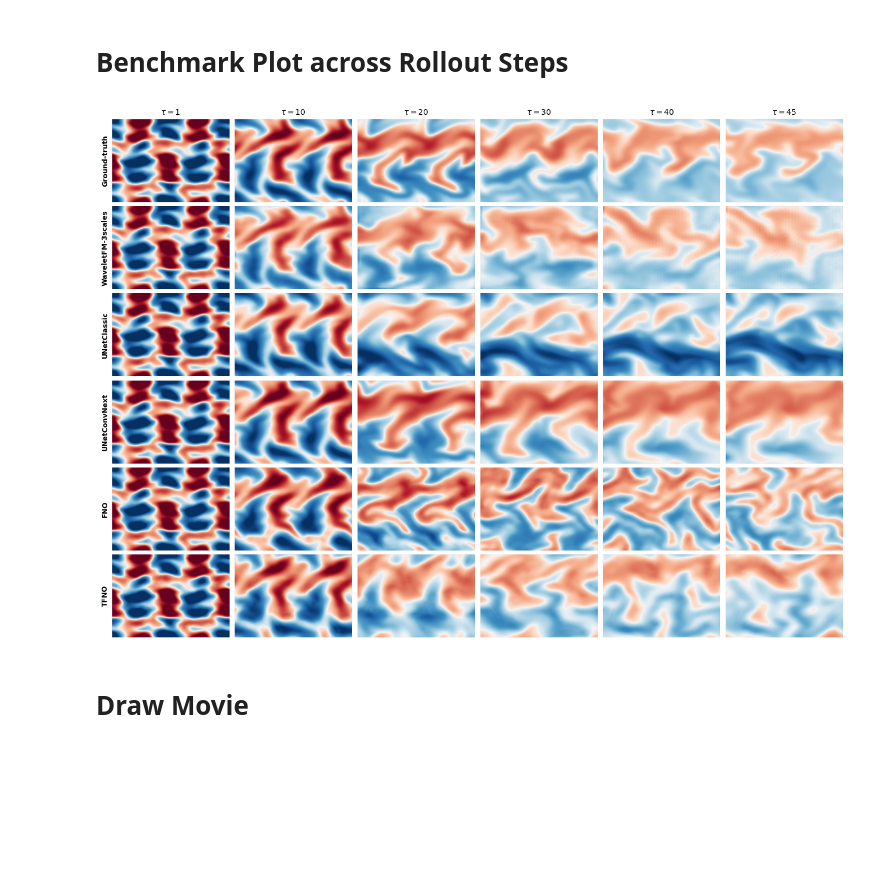
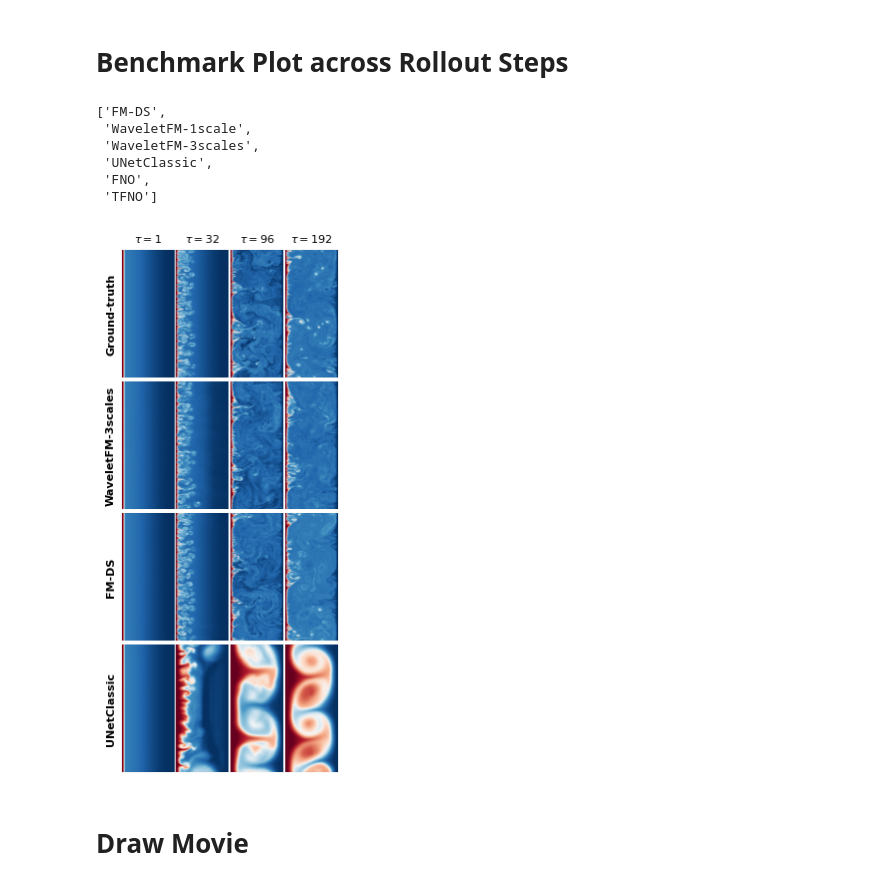
Before and after one commit to gabrieleaccarino/wavelet_flow_matching, a Jupyter notebook: notebooks/rollout_plots_and_gifs.ipynb, the cells around one changed output. Saved outputs shown, nothing was run; the diff lists cells and outputs as text; code cells hidden in the pictures; blank space fills up the shorter version.

```diff
--- a/notebooks/rollout_plots_and_gifs.ipynb
+++ b/notebooks/rollout_plots_and_gifs.ipynb
@@ -19,9 +19,9 @@ from waveletflux.utils.rollout import get_gt_frame, get_pred_frame
 from waveletflux.utils.eval import build_stats_df
 
 #well_dataset_name = 'turbulent_radiative_layer_2D'
-#well_dataset_name = 'rayleigh_benard'
+well_dataset_name = 'rayleigh_benard'
 #well_dataset_name = 'planetswe'
-well_dataset_name = 'active_matter'
+#well_dataset_name = 'active_matter'
 
 RESULT_DIR = f"{PROJECT_ROOT}/experiments/{well_dataset_name}/results"
 # %%
@@ -96,7 +151,25 @@ torch.Size([11, 81, 256, 256, 11])
 # %% [markdown]
 # Benchmark Plot across Rollout Steps
+# %%
+models_to_plot
+# %% [output]
+['FM-DS',
+ 'WaveletFM-1scale',
+ 'WaveletFM-3scales',
+ 'UNetClassic',
+ 'FNO',
+ 'TFNO']
+# %%
+models_to_plot_ = [
+                'WaveletFM-3scales',
+                'FM-DS',
+                #'WaveletFM-1scale',
+                'UNetClassic',
+                # #'FNO',
+                # #'TFNO'
+                   ]
 # %%
-TRAJ_IDX        = 5
+TRAJ_IDX        = 0
 ENS_IDX         = 0
 N_STEPS_INPUT   = 4
 field_idx       = 0
@@ -106,62 +179,69 @@ N_ROLLOUT_STEPS = T_TOTAL - N_STEPS_INPUT
 N_TRAJ          = len(dataset.metadata.n_steps_per_trajectory)                  # number of trajectories in the test set for this PDE
 
 #lead_times = [1, 16, 32, 48, 64, 80, 96]
+#lead_times = [1, 16, 32, 48, 64, 80, 96]
 #lead_times = [1, 32, 64, 96, 128, 160, 192]
-lead_times = [1, 10, 20, 30, 40, 45]
+#lead_times = [1, 10, 20, 30, 40, 45]
+#lead_times = [1, 3, 6, 10, 16, 24]
+lead_times = [1, 32, 96, 192]
 
 gt_frames = [get_gt_frame(truth_traj, TRAJ_IDX, t, N_STEPS_INPUT, field_idx) for t in lead_times]
 model_frames = {
     name: [get_pred_frame(rollout_traj[name], TRAJ_IDX, ENS_IDX, t, field_idx) for t in lead_times]
-    for name in models_to_plot
+    for name in models_to_plot_
 }
 
-row_labels     = ["Ground-truth"] + models_to_plot
-all_row_frames = [gt_frames] + [model_frames[name] for name in models_to_plot]
+row_labels     = ["Ground-truth"] + models_to_plot_
+all_row_frames = [gt_frames] + [model_frames[name] for name in models_to_plot_]
 n_rows, n_cols = len(row_labels), len(lead_times)
 
 # ── Compute vmin/vmax from the GROUND TRUTH row only ─────────────────────────
 gt_vals = np.concatenate([f.ravel() for f in gt_frames])
-gt_vmin = float(np.percentile(gt_vals, 2))
-gt_vmax = float(np.percentile(gt_vals, 98))
+
+gt_vmin = float(np.percentile(gt_vals, 1))
+gt_vmax = float(np.percentile(gt_vals, 99))
+#gt_vmin = gt_vals.min()
+#gt_vmax = gt_vals.max()
+
 
 # ── Convert ALL frames to RGB using the ground truth limits ──────────────────
 rgb_rows = [
     [field2rgb(frame, vmin=gt_vmin, vmax=gt_vmax, cmap="RdBu_r") for frame in row]
     for row in all_row_frames
 ]
 
 fig, axes = plt.subplots(
     n_rows, n_cols,
-    figsize=(2.8 * n_cols, 2.0 * n_rows),
-    gridspec_kw={"hspace": 0.05, "wspace": 0.05},
+    figsize=(0.7 * n_cols, 1.7 * n_rows),
+    gridspec_kw={"hspace": 0.03, "wspace": 0.05},
 )
 
 if n_rows == 1:
     axes = axes[None, :]
 
 plt.rcParams["axes.linewidth"] = 0.02
 
 for ri, (rgb_frames, label) in enumerate(zip(rgb_rows, row_labels)):
     for ci, lead in enumerate(lead_times):
         ax = axes[ri, ci]
         ax.imshow(rgb_frames[ci], origin="lower", aspect="auto")
         ax.set_xticks([])
         ax.set_yticks([])
         if ci == 0:
-            ax.set_ylabel(label, fontsize=9, fontweight="bold")
+            ax.set_ylabel(label, fontsize=8, fontweight="bold")
         if ri == 0:
-            ax.set_title(rf"$\tau={lead}$", fontsize=10, fontweight="bold")
+            ax.set_title(rf"$\tau={lead}$", fontsize=8, fontweight="bold")
 
     # ── One colorbar per row, all using ground truth scale ───────────────────
     #sm = cm.ScalarMappable(norm=mcolors.Normalize(vmin=gt_vmin, vmax=gt_vmax), cmap="RdBu_r")
     #sm.set_array([])
     #cbar = fig.colorbar(sm, ax=axes[ri, -1], fraction=0.046, pad=0.04, label=field_name)
     #cbar.ax.tick_params(labelsize=7)
 
-#plt.savefig(f"{PROJECT_ROOT}/experiments/{well_dataset_name}/figures/rollout_frames_turbulent_radiative_layer_2D.png", dpi=300, bbox_inches='tight') #, transparent=True)
+plt.savefig(f"{PROJECT_ROOT}/experiments/{well_dataset_name}/figures/rollout_frames_{well_dataset_name}.png", dpi=300, bbox_inches='tight', transparent=False)
 plt.show()
 # %% [output]
-[figure, old version]
+[figure, new version]
 # %% [markdown]
 # Draw Movie
 # %% [markdown]
```
Also changed, not shown: parts of 6 cells of this notebook, 12 other files.
